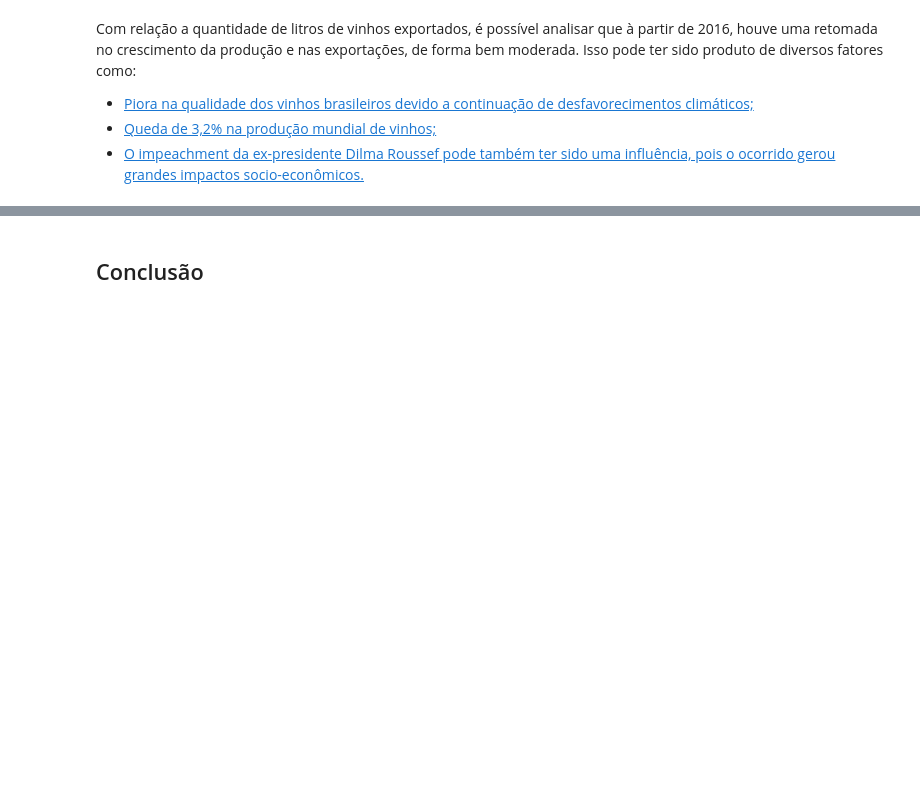
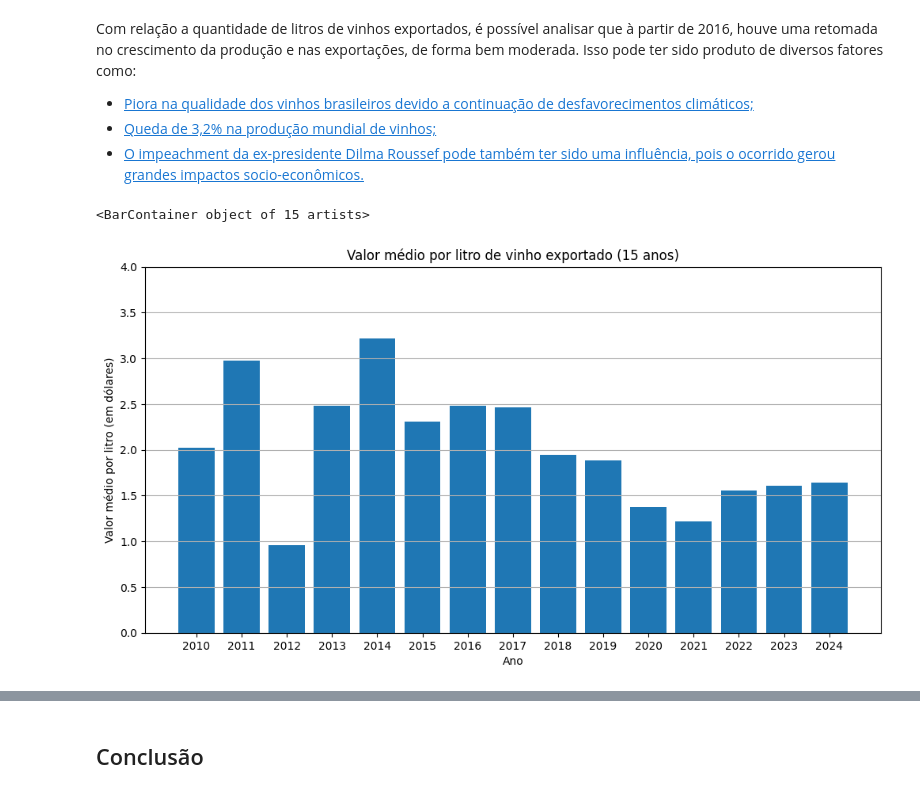
Before and after one commit to fiapostechfase1/tech-challenge, a Jupyter notebook: Tech_Challenge.ipynb, the cells around one changed output, grey strips where cells are left out. Drawn from its saved outputs; the diff is of its cells as text; code cells hidden in the pictures; blank space fills up the shorter version.

```diff
--- a/Tech_Challenge.ipynb
+++ b/Tech_Challenge.ipynb
@@ -237,4 +432,18 @@ plota_por_ano('Quantidade', 'Valor Total (milhões de Litros)', 'Quantidade anua
     <li><a href='https://istoedinheiro.com.br/producao-mundial-de-vinho-cai-32-em-2016/'>Queda de 3,2% na produção mundial de vinhos;</a></li>
     <li><a href='https://www12.senado.leg.br/noticias/materias/2016/12/28/impeachment-de-dilma-rousseff-marca-ano-de-2016-no-congresso-e-no-brasil'>O impeachment da ex-presidente Dilma Roussef pode também ter sido uma influência, pois o ocorrido gerou grandes impactos socio-econômicos.</a></li>
 </ul>
+# %%
+# plota a média anual de litros exportados durante 15 anos
+valor_medio_litro = anos_recente.groupby('Ano')['Valor'].sum() / anos_recente.groupby('Ano')['Quantidade'].sum()
+fig, ax = plt.subplots(figsize = (12, 6))
+ax.set_ylim(0, 4)
+ax.set_xticks(valor_medio_litro.index)
+ax.grid(axis = 'y')
+ax.set_xlabel('Ano')
+ax.set_ylabel('Valor médio por litro (em dólares)')
+ax.set_title('Valor médio por litro de vinho exportado (15 anos)')
+ax.bar(valor_medio_litro.index, valor_medio_litro.values)
+# %% [output]
+<BarContainer object of 15 artists>
+[figure, added]
 # %%
```
Also changed, not shown: parts of 28 cells of this notebook.
